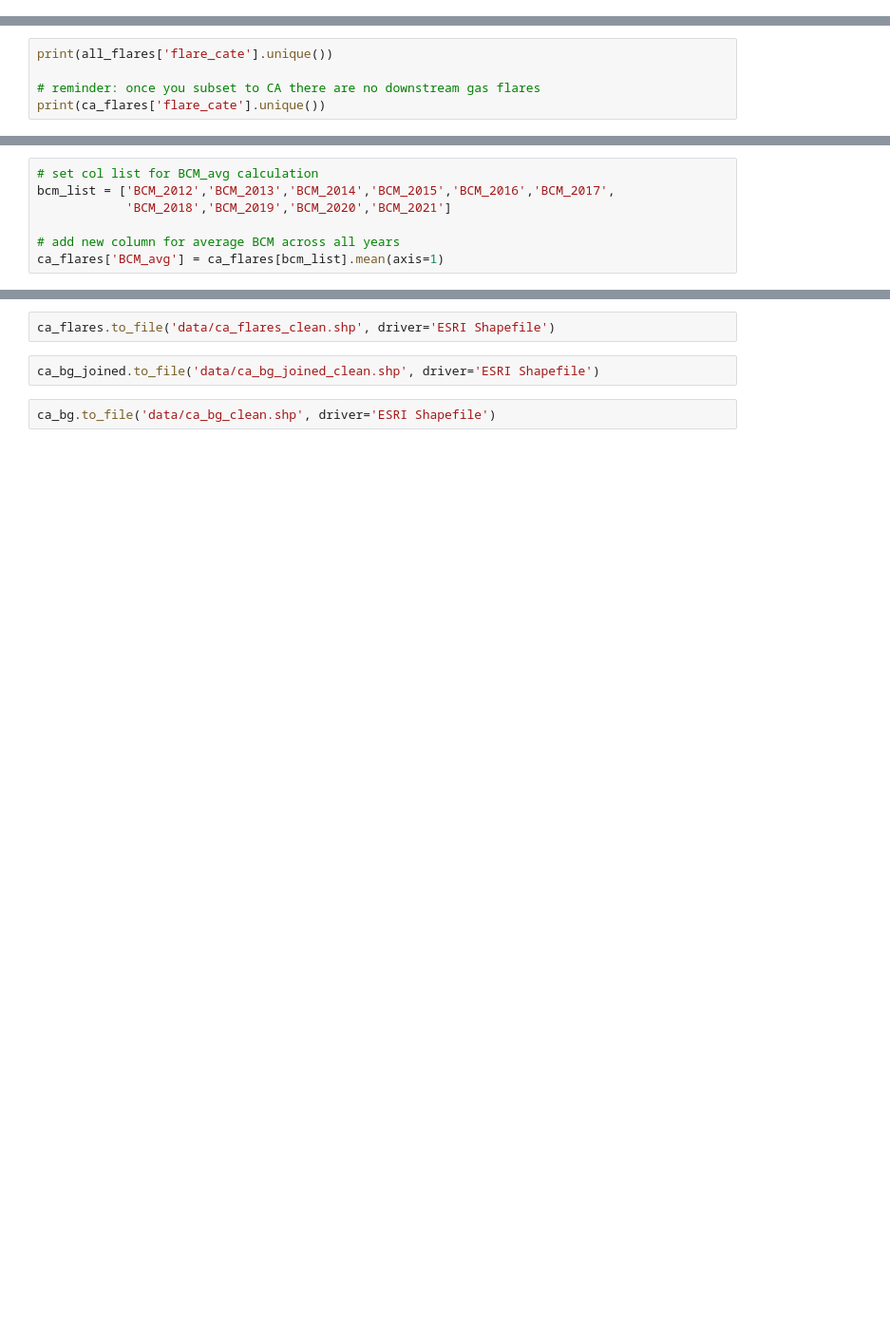
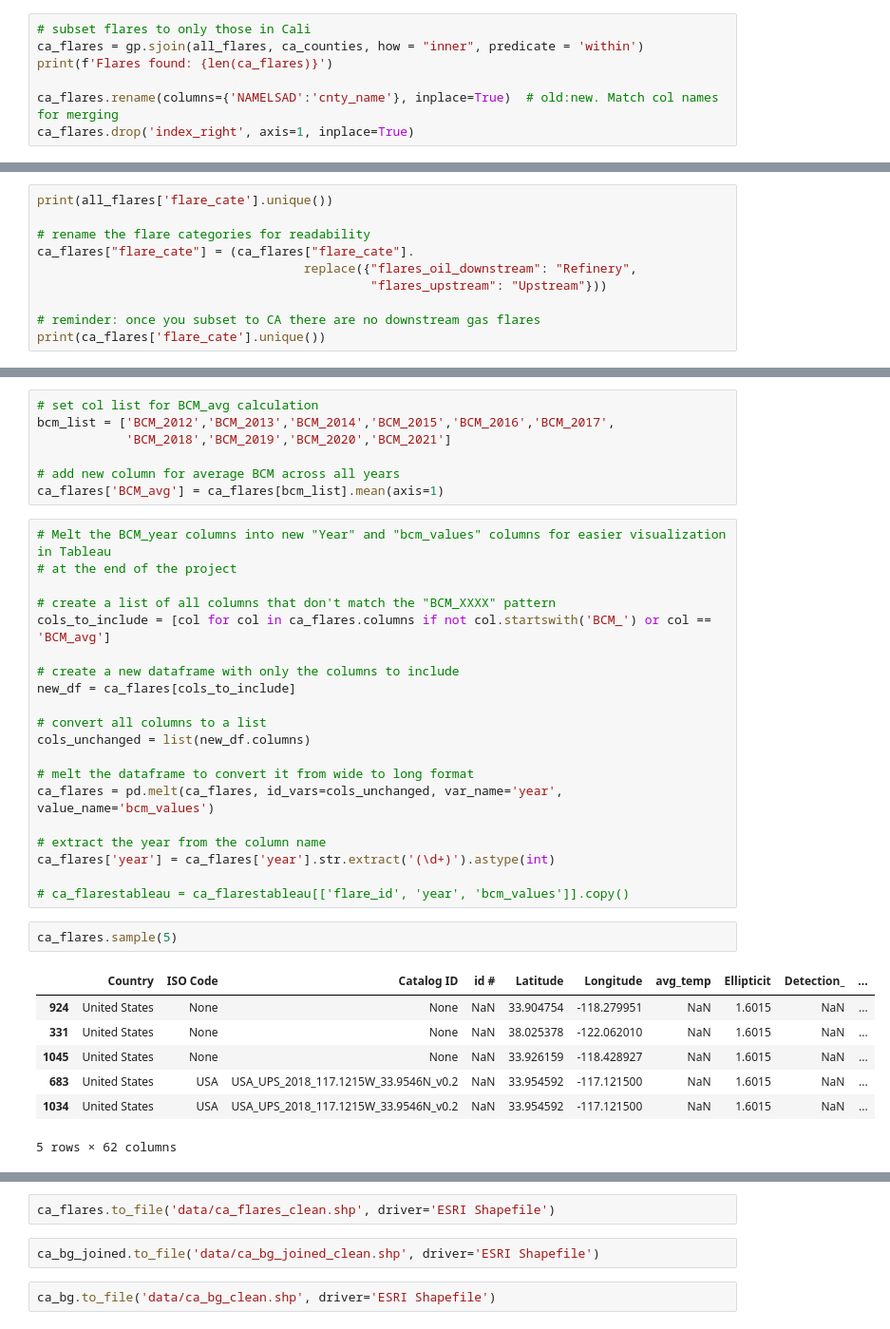
Before and after one commit to natebendermontana/capstone_rmi, a Jupyter notebook: data_clean_load.ipynb, the cells around one changed output, grey strips where cells are left out. Shown: that part at 95% size. Cells and saved outputs as stored; diff of their text form; blank space fills up the shorter version.

Commit message:
added bcm_year cols and pivoted data in ca_flares

```diff
--- a/data_clean_load.ipynb
+++ b/data_clean_load.ipynb
@@ -177,0 +194,7 @@ Index(['Country', 'ISO Code', 'Catalog ID', 'id #', 'Latitude', 'Longitude',
+# %%
+# subset flares to only those in Cali
+ca_flares = gp.sjoin(all_flares, ca_counties, how = "inner", predicate = 'within')
+print(f'Flares found: {len(ca_flares)}')
+
+ca_flares.rename(columns={'NAMELSAD':'cnty_name'}, inplace=True)  # old:new. Match col names for merging
+ca_flares.drop('index_right', axis=1, inplace=True)
@@ -178,6 +203,11 @@ Index(['Country', 'ISO Code', 'Catalog ID', 'id #', 'Latitude', 'Longitude',
 # %%
 print(all_flares['flare_cate'].unique())
 
+# rename the flare categories for readability
+ca_flares["flare_cate"] = (ca_flares["flare_cate"].
+                                    replace({"flares_oil_downstream": "Refinery",
+                                             "flares_upstream": "Upstream"}))
+
 # reminder: once you subset to CA there are no downstream gas flares
 print(ca_flares['flare_cate'].unique())
 # %% [output]
@@ -190,3 +220,33 @@ bcm_list = ['BCM_2012','BCM_2013','BCM_2014','BCM_2015','BCM_2016','BCM_2017',
 
 # add new column for average BCM across all years
 ca_flares['BCM_avg'] = ca_flares[bcm_list].mean(axis=1)
+# %%
+# Melt the BCM_year columns into new "Year" and "bcm_values" columns for easier visualization in Tableau
+# at the end of the project
+
+# create a list of all columns that don't match the "BCM_XXXX" pattern
+cols_to_include = [col for col in ca_flares.columns if not col.startswith('BCM_') or col == 'BCM_avg']
+
+# create a new dataframe with only the columns to include
+new_df = ca_flares[cols_to_include]
+
+# convert all columns to a list
+cols_unchanged = list(new_df.columns)
+
+# melt the dataframe to convert it from wide to long format
+ca_flares = pd.melt(ca_flares, id_vars=cols_unchanged, var_name='year', value_name='bcm_values')
+
+# extract the year from the column name
+ca_flares['year'] = ca_flares['year'].str.extract('(\d+)').astype(int)
+
+# ca_flarestableau = ca_flarestableau[['flare_id', 'year', 'bcm_values']].copy()
+# %%
+ca_flares.sample(5)
+# %% [output]
+|  | Country | ISO Code | Catalog ID | id # | Latitude | Longitude | avg_temp | Ellipticit | Detection_ | ... |
+| 924 | United States | None | None | NaN | 33.904754 | -118.279951 | NaN | 1.6015 | NaN | ... |
+| 331 | United States | None | None | NaN | 38.025378 | -122.062010 | NaN | 1.6015 | NaN | ... |
+| 1045 | United States | None | None | NaN | 33.926159 | -118.428927 | NaN | 1.6015 | NaN | ... |
+| 683 | United States | USA | USA_UPS_2018_117.1215W_33.9546N_v0.2 | NaN | 33.954592 | -117.121500 | NaN | 1.6015 | NaN | ... |
+| 1034 | United States | USA | USA_UPS_2018_117.1215W_33.9546N_v0.2 | NaN | 33.954592 | -117.121500 | NaN | 1.6015 | NaN | ... |
+5 rows × 62 columns
```
Also changed, not shown: parts of 17 cells of this notebook.
